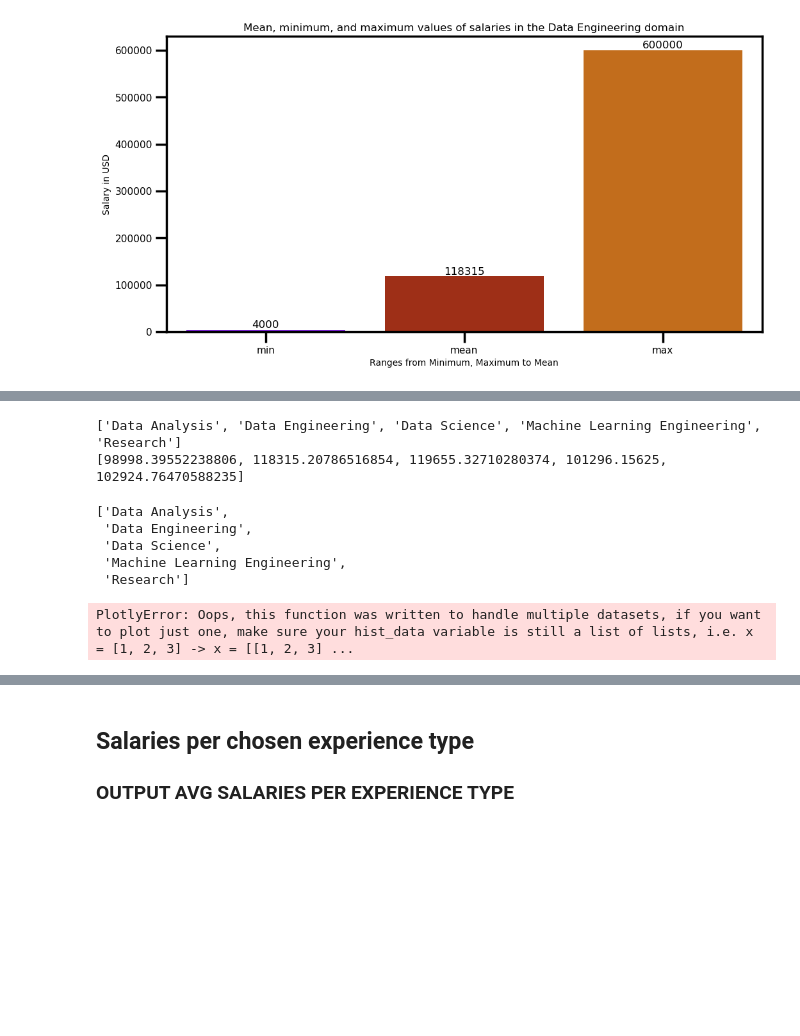
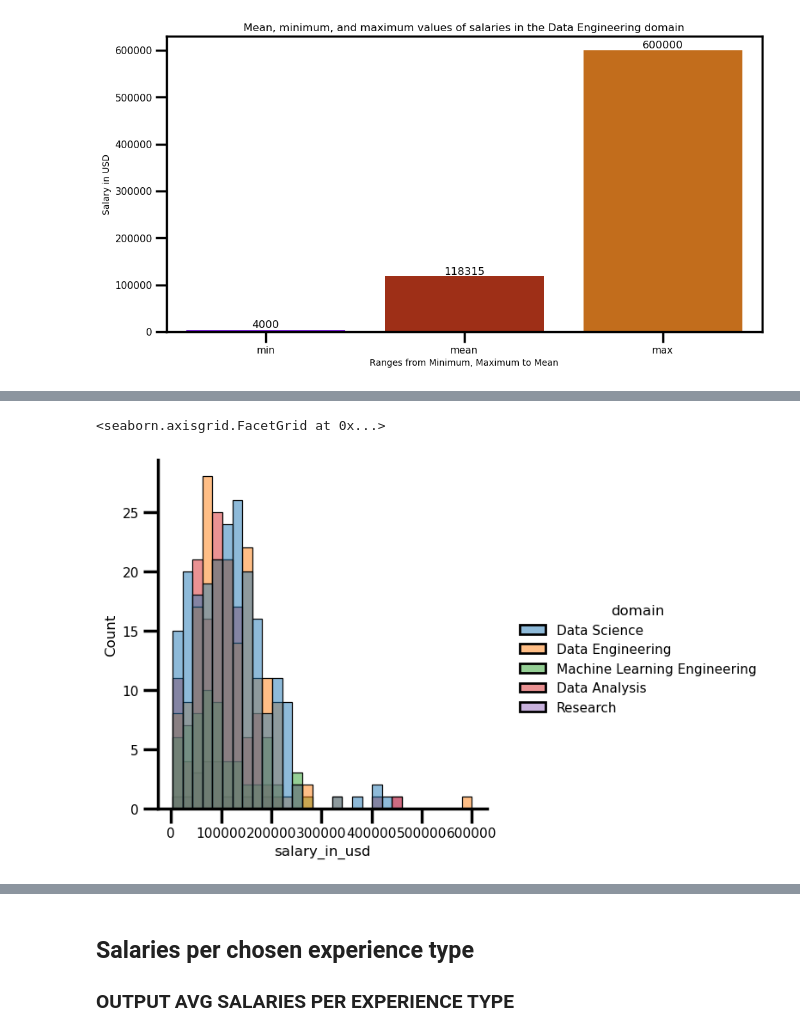
Before and after one commit to adzict/data_science_salaries, a Jupyter notebook: Data Science Salaries Dataset Exploration.ipynb, the cells around one changed output, grey strips where cells are left out. Saved outputs shown, nothing was run; the diff lists cells and outputs as text; code cells hidden in the pictures; blank space fills up the shorter version.

```diff
--- a/Data Science Salaries Dataset Exploration.ipynb
+++ b/Data Science Salaries Dataset Exploration.ipynb
@@ -466,26 +451,5 @@ salary_avg_labels = salary_avg['domain'].tolist()
-# %%
-print(salary_avg_labels)
-print(salary_avg_values)
-# %% [output]
-['Data Analysis', 'Data Engineering', 'Data Science', 'Machine Learning Engineering', 'Research']
-[98998.39552238806, 118315.20786516854, 119655.32710280374, 101296.15625, 102924.76470588235]
-# %%
-salary_avg_labels
-# %% [output]
-['Data Analysis',
- 'Data Engineering',
- 'Data Science',
- 'Machine Learning Engineering',
- 'Research']
-# %%
-from plotly.figure_factory import create_distplot
-
-# df = pd.DataFrame({'2012': np.random.randn(200),
-
-#                    '2013': np.random.randn(200)+1})
-
-fig = create_distplot(salary_avg_values, salary_avg_labels)
-
-fig.show()
-# %% [output]
-PlotlyError: Oops, this function was written to handle multiple datasets, if you want to plot just one, make sure your hist_data variable is still a list of lists, i.e. x = [1, 2, 3] -> x = [[1, 2, 3] ...
+# %%
+sns.displot(salaries_final, x = 'salary_in_usd', hue='domain', bins = 30)
+# %% [output]
+<seaborn.axisgrid.FacetGrid at 0x...>
+[figure, added]
```
Also changed, not shown: parts of 20 cells of this notebook, 1 other file.
